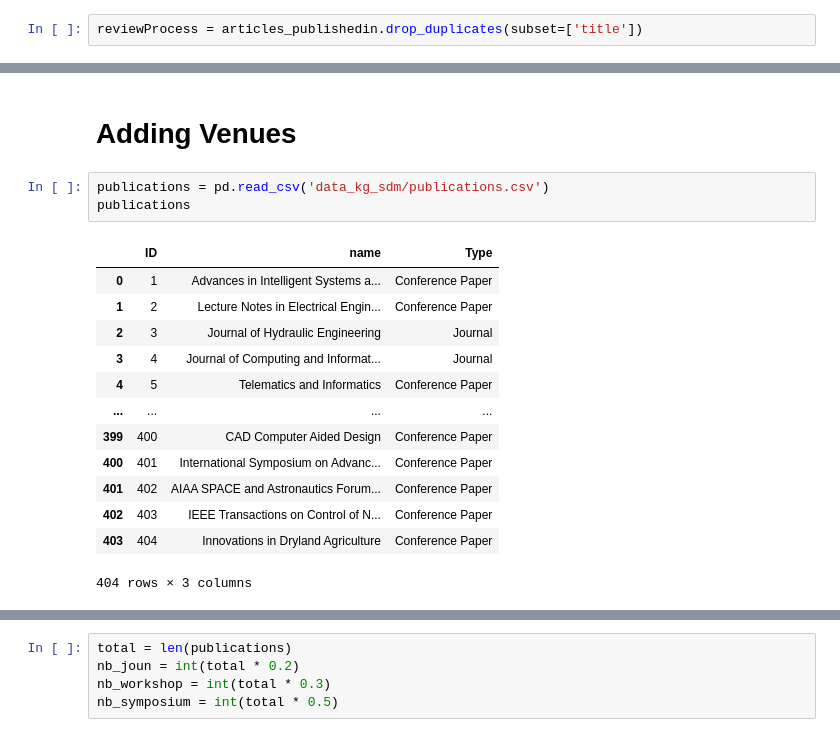
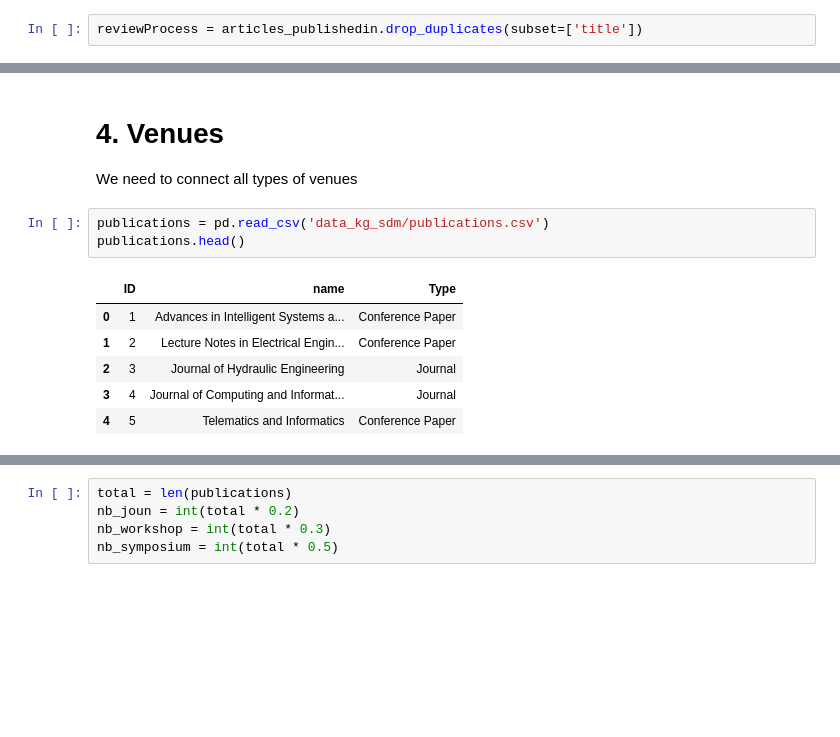
Before and after one commit to vilipche/knowledge-graphs, a Jupyter notebook: abox.ipynb, the cells around one changed output, grey strips where cells are left out. Saved outputs shown, nothing was run; the diff lists cells and outputs as text; blank space fills up the shorter version.

```diff
--- a/abox.ipynb
+++ b/abox.ipynb
@@ -387,21 +354,15 @@ for _, article_name, year, _, _, _, _, _, reviewer_name, comment, accepted in re
 # %% [markdown]
-# Adding Venues
+# 4. Venues
+We need to connect all types of venues
 # %%
 publications = pd.read_csv('data_kg_sdm/publications.csv')
-publications
+publications.head()
 # %% [output]
 |  | ID | name | Type |
 | 0 | 1 | Advances in Intelligent Systems a... | Conference Paper |
 | 1 | 2 | Lecture Notes in Electrical Engin... | Conference Paper |
 | 2 | 3 | Journal of Hydraulic Engineering | Journal |
 | 3 | 4 | Journal of Computing and Informat... | Journal |
 | 4 | 5 | Telematics and Informatics | Conference Paper |
-| ... | ... | ... | ... |
-| 399 | 400 | CAD Computer Aided Design | Conference Paper |
-| 400 | 401 | International Symposium on Advanc... | Conference Paper |
-| 401 | 402 | AIAA SPACE and Astronautics Forum... | Conference Paper |
-| 402 | 403 | IEEE Transactions on Control of N... | Conference Paper |
-| 403 | 404 | Innovations in Dryland Agriculture | Conference Paper |
-404 rows × 3 columns
 # %%
 journals = publications[publications['Type']=='Journal']
```
Also changed, not shown: parts of 71 cells of this notebook, 1 other file.
